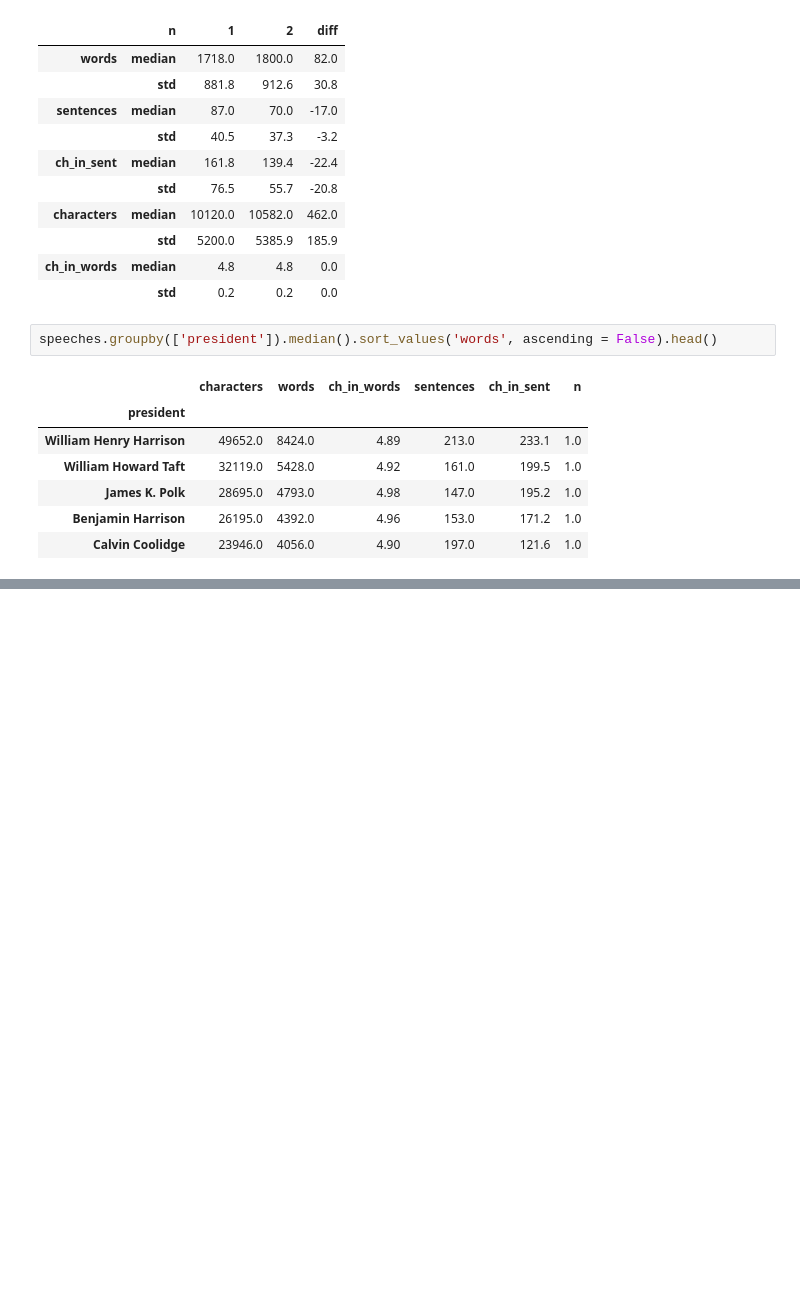
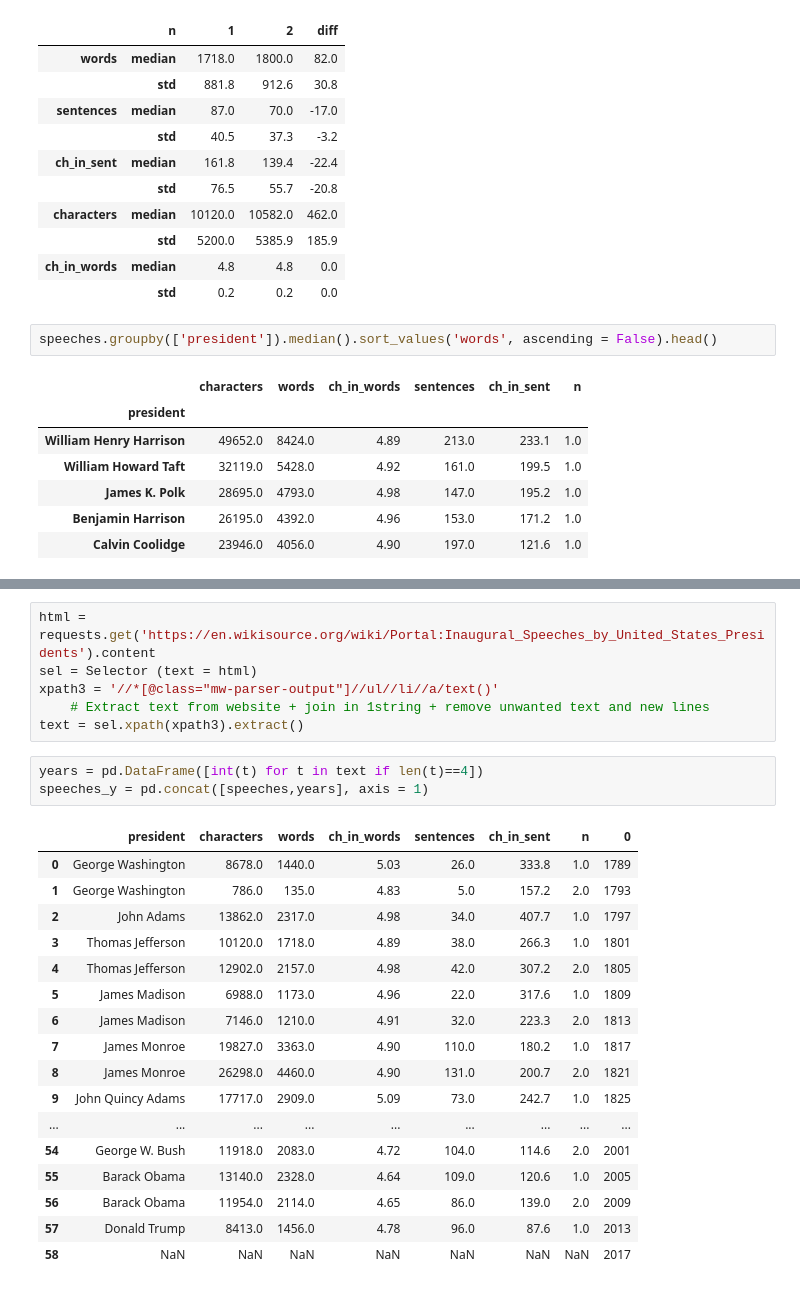
Before and after one commit to MichalWlodkowski/US_speeches, a Jupyter notebook: nlp.ipynb, the cells around one changed output, grey strips where cells are left out. Cells and saved outputs as stored; diff of their text form; blank space fills up the shorter version.

```diff
--- a/nlp.ipynb
+++ b/nlp.ipynb
@@ -148,0 +179,27 @@ speeches.groupby(['president']).median().sort_values('words', ascending = False)
+# %%
+html = requests.get('https://en.wikisource.org/wiki/Portal:Inaugural_Speeches_by_United_States_Presidents').content
+sel = Selector (text = html)
+xpath3 = '//*[@class="mw-parser-output"]//ul//li//a/text()'
+    # Extract text from website + join in 1string + remove unwanted text and new lines
+text = sel.xpath(xpath3).extract()
+# %%
+years = pd.DataFrame([int(t) for t in text if len(t)==4])
+speeches_y = pd.concat([speeches,years], axis = 1)
+# %% [output]
+|  | president | characters | words | ch_in_words | sentences | ch_in_sent | n | 0 |
+| 0 | George Washington | 8678.0 | 1440.0 | 5.03 | 26.0 | 333.8 | 1.0 | 1789 |
+| 1 | George Washington | 786.0 | 135.0 | 4.83 | 5.0 | 157.2 | 2.0 | 1793 |
+| 2 | John Adams | 13862.0 | 2317.0 | 4.98 | 34.0 | 407.7 | 1.0 | 1797 |
+| 3 | Thomas Jefferson | 10120.0 | 1718.0 | 4.89 | 38.0 | 266.3 | 1.0 | 1801 |
+| 4 | Thomas Jefferson | 12902.0 | 2157.0 | 4.98 | 42.0 | 307.2 | 2.0 | 1805 |
+| 5 | James Madison | 6988.0 | 1173.0 | 4.96 | 22.0 | 317.6 | 1.0 | 1809 |
+| 6 | James Madison | 7146.0 | 1210.0 | 4.91 | 32.0 | 223.3 | 2.0 | 1813 |
+| 7 | James Monroe | 19827.0 | 3363.0 | 4.90 | 110.0 | 180.2 | 1.0 | 1817 |
+| 8 | James Monroe | 26298.0 | 4460.0 | 4.90 | 131.0 | 200.7 | 2.0 | 1821 |
+| 9 | John Quincy Adams | 17717.0 | 2909.0 | 5.09 | 73.0 | 242.7 | 1.0 | 1825 |
+| ... | ... | ... | ... | ... | ... | ... | ... | ... |
+| 54 | George W. Bush | 11918.0 | 2083.0 | 4.72 | 104.0 | 114.6 | 2.0 | 2001 |
+| 55 | Barack Obama | 13140.0 | 2328.0 | 4.64 | 109.0 | 120.6 | 1.0 | 2005 |
+| 56 | Barack Obama | 11954.0 | 2114.0 | 4.65 | 86.0 | 139.0 | 2.0 | 2009 |
+| 57 | Donald Trump | 8413.0 | 1456.0 | 4.78 | 96.0 | 87.6 | 1.0 | 2013 |
+| 58 | NaN | NaN | NaN | NaN | NaN | NaN | NaN | 2017 |
```
Also changed, not shown: parts of 4 cells of this notebook.
